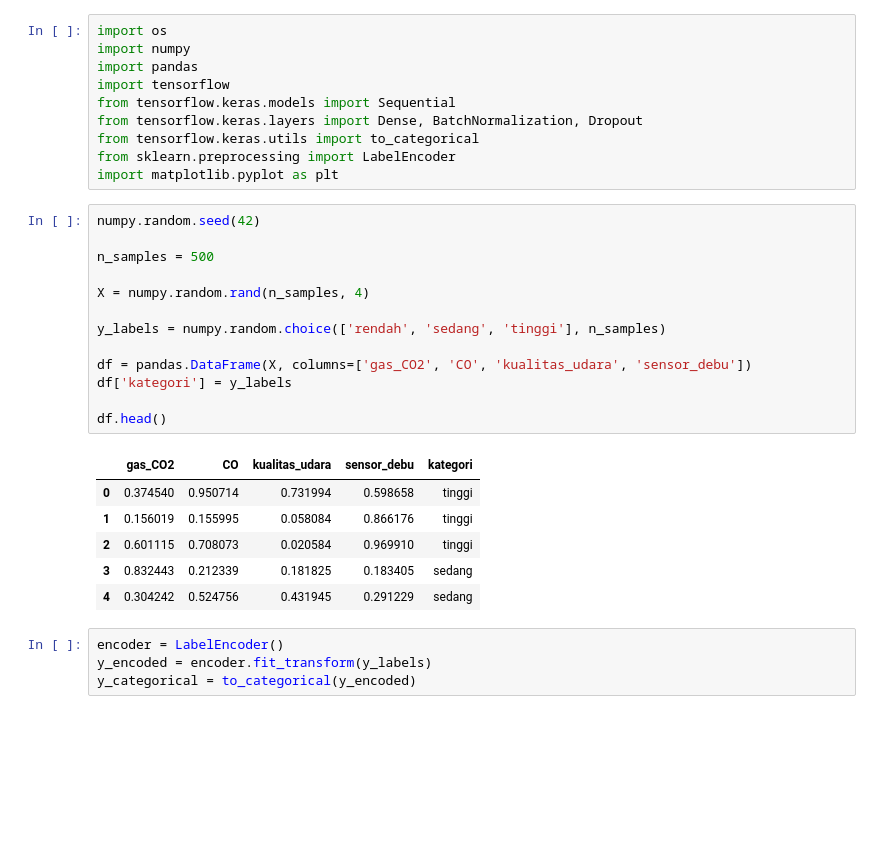
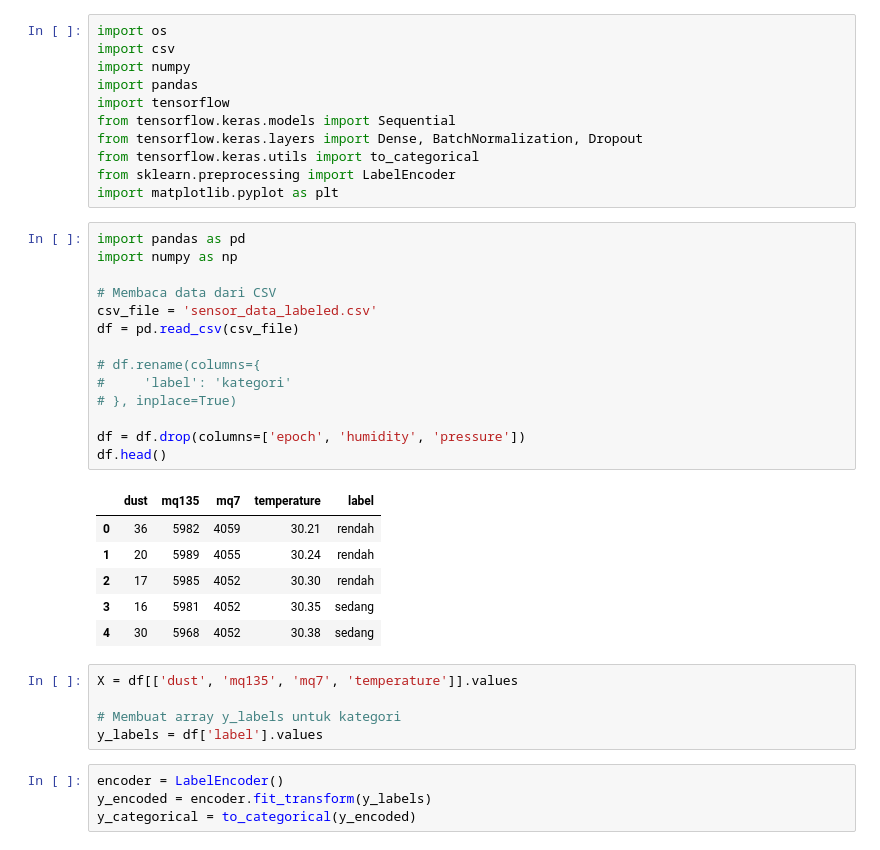
Before and after one commit to lintabong/tfespedgecomp, a Jupyter notebook: test.ipynb, the cells around one changed output. Cells and saved outputs as stored; diff of their text form; blank space fills up the shorter version.

```diff
--- a/test.ipynb
+++ b/test.ipynb
@@ -1,5 +1,6 @@
 # %%
 import os
+import csv
 import numpy
 import pandas
 import tensorflow
@@ -8,26 +9,32 @@ from tensorflow.keras.layers import Dense, BatchNormalization, Dropout
 from tensorflow.keras.utils import to_categorical
 from sklearn.preprocessing import LabelEncoder
 import matplotlib.pyplot as plt
-# %%
-numpy.random.seed(42)
-
-n_samples = 500
-
-X = numpy.random.rand(n_samples, 4)
-
-y_labels = numpy.random.choice(['rendah', 'sedang', 'tinggi'], n_samples)
-
-df = pandas.DataFrame(X, columns=['gas_CO2', 'CO', 'kualitas_udara', 'sensor_debu'])
-df['kategori'] = y_labels
-
-df.head()
-# %% [output]
-|  | gas_CO2 | CO | kualitas_udara | sensor_debu | kategori |
-| 0 | 0.374540 | 0.950714 | 0.731994 | 0.598658 | tinggi |
-| 1 | 0.156019 | 0.155995 | 0.058084 | 0.866176 | tinggi |
-| 2 | 0.601115 | 0.708073 | 0.020584 | 0.969910 | tinggi |
-| 3 | 0.832443 | 0.212339 | 0.181825 | 0.183405 | sedang |
-| 4 | 0.304242 | 0.524756 | 0.431945 | 0.291229 | sedang |
+# %%
+import pandas as pd
+import numpy as np
+
+# Membaca data dari CSV
+csv_file = 'sensor_data_labeled.csv'
+df = pd.read_csv(csv_file)
+
+# df.rename(columns={
+#     'label': 'kategori'
+# }, inplace=True)
+
+df = df.drop(columns=['epoch', 'humidity', 'pressure'])
+df.head()
+# %% [output]
+|  | dust | mq135 | mq7 | temperature | label |
+| 0 | 36 | 5982 | 4059 | 30.21 | rendah |
+| 1 | 20 | 5989 | 4055 | 30.24 | rendah |
+| 2 | 17 | 5985 | 4052 | 30.30 | rendah |
+| 3 | 16 | 5981 | 4052 | 30.35 | sedang |
+| 4 | 30 | 5968 | 4052 | 30.38 | sedang |
+# %%
+X = df[['dust', 'mq135', 'mq7', 'temperature']].values
+
+# Membuat array y_labels untuk kategori
+y_labels = df['label'].values
 # %%
 encoder = LabelEncoder()
 y_encoded = encoder.fit_transform(y_labels)
```
Also changed, not shown: parts of 2 cells of this notebook, 4 other files.
